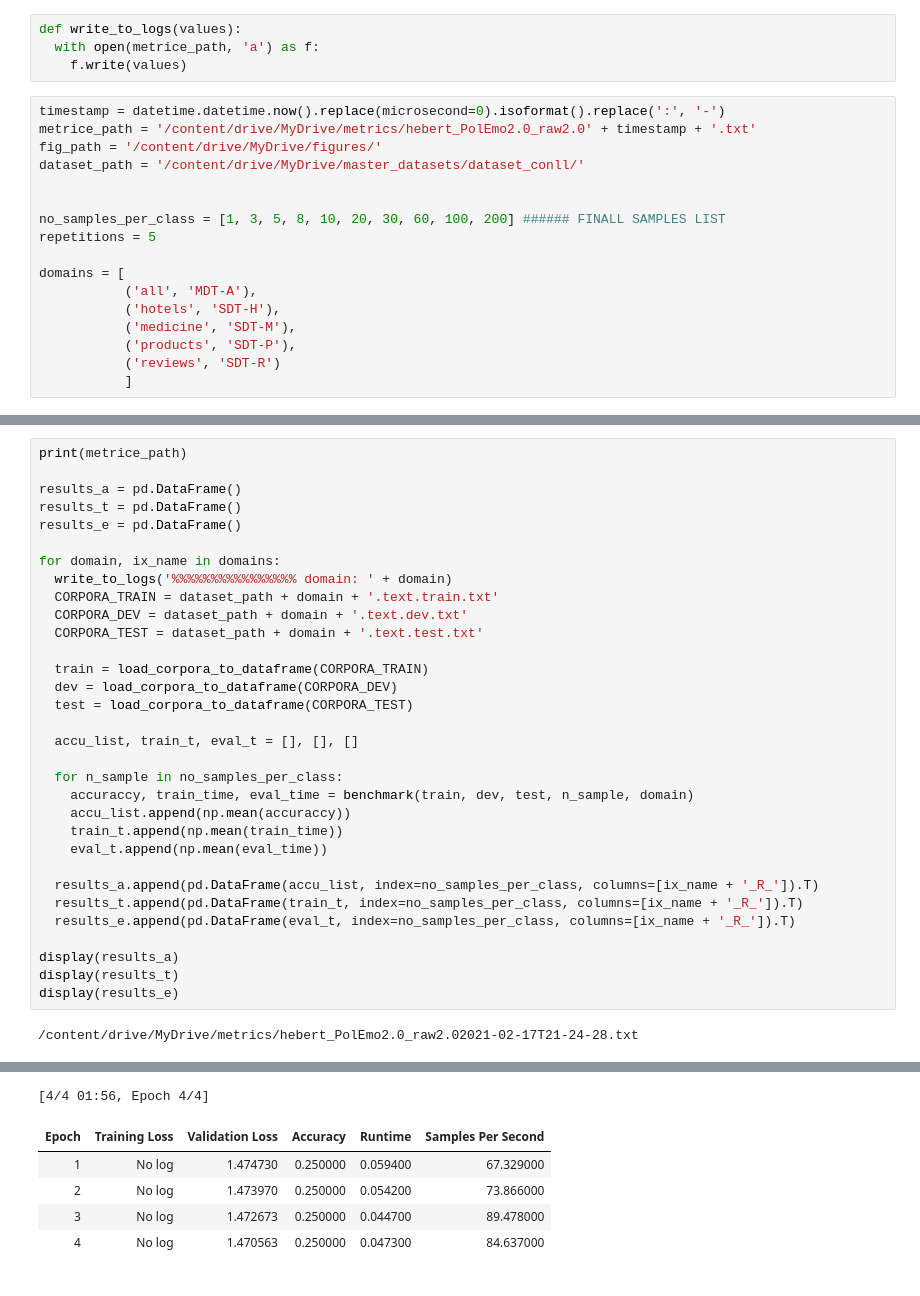
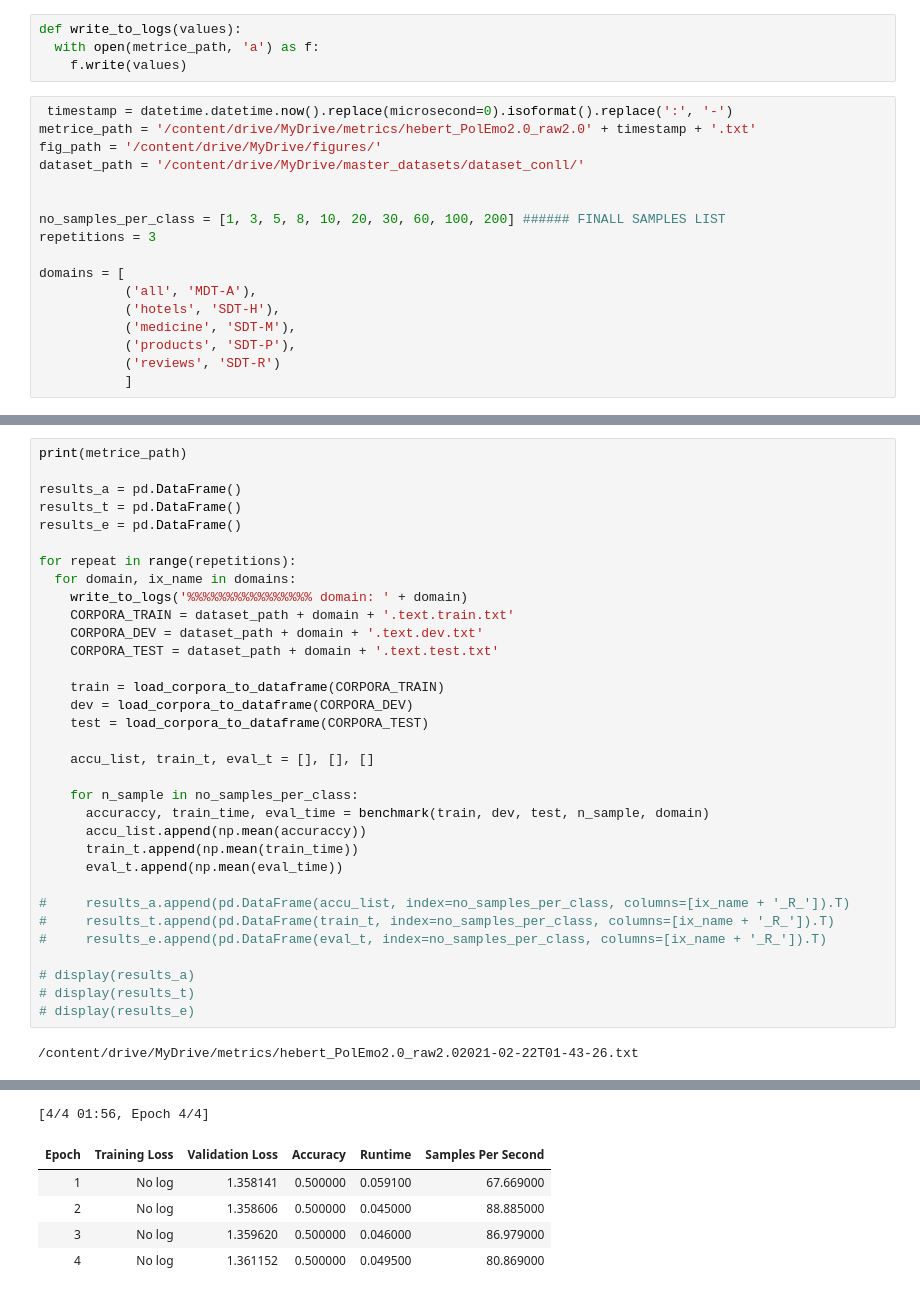
Before and after one commit to bogus1aw/text-classification-benchmark, a Jupyter notebook: M_herBERT_PolEmo2_0_raw.ipynb, the cells around one changed output, grey strips where cells are left out. Cells and saved outputs as stored; diff of their text form.

```diff
--- a/M_herBERT_PolEmo2_0_raw.ipynb
+++ b/M_herBERT_PolEmo2_0_raw.ipynb
@@ -142,14 +142,14 @@ def write_to_logs(values):
   with open(metrice_path, 'a') as f:
     f.write(values)
 # %%
-timestamp = datetime.datetime.now().replace(microsecond=0).isoformat().replace(':', '-')
+ timestamp = datetime.datetime.now().replace(microsecond=0).isoformat().replace(':', '-')
 metrice_path = '/content/drive/MyDrive/metrics/hebert_PolEmo2.0_raw2.0' + timestamp + '.txt'
 fig_path = '/content/drive/MyDrive/figures/'
 dataset_path = '/content/drive/MyDrive/master_datasets/dataset_conll/'
 
 
 no_samples_per_class = [1, 3, 5, 8, 10, 20, 30, 60, 100, 200] ###### FINALL SAMPLES LIST
-repetitions = 5
+repetitions = 3
 
 domains = [
            ('all', 'MDT-A'),
@@ -193,33 +193,34 @@ results_a = pd.DataFrame()
 results_t = pd.DataFrame()
 results_e = pd.DataFrame()
 
-for domain, ix_name in domains:
-  write_to_logs('%%%%%%%%%%%%%%%% domain: ' + domain)
-  CORPORA_TRAIN = dataset_path + domain + '.text.train.txt'
-  CORPORA_DEV = dataset_path + domain + '.text.dev.txt'
-  CORPORA_TEST = dataset_path + domain + '.text.test.txt'
+for repeat in range(repetitions):
+  for domain, ix_name in domains:
+    write_to_logs('%%%%%%%%%%%%%%%% domain: ' + domain)
+    CORPORA_TRAIN = dataset_path + domain + '.text.train.txt'
+    CORPORA_DEV = dataset_path + domain + '.text.dev.txt'
+    CORPORA_TEST = dataset_path + domain + '.text.test.txt'
 
-  train = load_corpora_to_dataframe(CORPORA_TRAIN)
-  dev = load_corpora_to_dataframe(CORPORA_DEV)
-  test = load_corpora_to_dataframe(CORPORA_TEST)
+    train = load_corpora_to_dataframe(CORPORA_TRAIN)
+    dev = load_corpora_to_dataframe(CORPORA_DEV)
+    test = load_corpora_to_dataframe(CORPORA_TEST)
 
-  accu_list, train_t, eval_t = [], [], []
+    accu_list, train_t, eval_t = [], [], []
 
-  for n_sample in no_samples_per_class:
-    accuraccy, train_time, eval_time = benchmark(train, dev, test, n_sample, domain)
-    accu_list.append(np.mean(accuraccy))
-    train_t.append(np.mean(train_time))
-    eval_t.append(np.mean(eval_time))
+    for n_sample in no_samples_per_class:
+      accuraccy, train_time, eval_time = benchmark(train, dev, test, n_sample, domain)
+      accu_list.append(np.mean(accuraccy))
+      train_t.append(np.mean(train_time))
+      eval_t.append(np.mean(eval_time))
 
-  results_a.append(pd.DataFrame(accu_list, index=no_samples_per_class, columns=[ix_name + '_R_']).T)
-  results_t.append(pd.DataFrame(train_t, index=no_samples_per_class, columns=[ix_name + '_R_']).T)
-  results_e.append(pd.DataFrame(eval_t, index=no_samples_per_class, columns=[ix_name + '_R_']).T)
+#     results_a.append(pd.DataFrame(accu_list, index=no_samples_per_class, columns=[ix_name + '_R_']).T)
+#     results_t.append(pd.DataFrame(train_t, index=no_samples_per_class, columns=[ix_name + '_R_']).T)
+#     results_e.append(pd.DataFrame(eval_t, index=no_samples_per_class, columns=[ix_name + '_R_']).T)
 
-display(results_a)
-display(results_t)
-display(results_e)
+# display(results_a)
+# display(results_t)
+# display(results_e)
 # %% [output]
-/content/drive/MyDrive/metrics/hebert_PolEmo2.0_raw2.02021-02-17T21-24-28.txt
+/content/drive/MyDrive/metrics/hebert_PolEmo2.0_raw2.02021-02-22T01-43-26.txt
 Some weights of the model checkpoint at allegro/herbert-klej-cased-v1 were not used when initializing RobertaForSequenceClassification: ['pooler.dense.weight', 'pooler.dense.bias']
 - This IS expected if you are initializing RobertaForSequenceClassification from the checkpoint of a model trained on another task or with another architecture (e.g. initializing a BertForSequenceClas ...
 - This IS NOT expected if you are initializing RobertaForSequenceClassification from the checkpoint of a model that you expect to be exactly identical (initializing a BertForSequenceClassification mod ...
@@ -227,8 +228,8 @@ Some weights of RobertaForSequenceClassification were not initialized from the m
 You should probably TRAIN this model on a down-stream task to be able to use it for predictions and inference.
 [4/4 01:56, Epoch 4/4]
 | Epoch | Training Loss | Validation Loss | Accuracy | Runtime | Samples Per Second |
-| 1 | No log | 1.474730 | 0.250000 | 0.059400 | 67.329000 |
-| 2 | No log | 1.473970 | 0.250000 | 0.054200 | 73.866000 |
-| 3 | No log | 1.472673 | 0.250000 | 0.044700 | 89.478000 |
-| 4 | No log | 1.470563 | 0.250000 | 0.047300 | 84.637000 |
+| 1 | No log | 1.358141 | 0.500000 | 0.059100 | 67.669000 |
+| 2 | No log | 1.358606 | 0.500000 | 0.045000 | 88.885000 |
+| 3 | No log | 1.359620 | 0.500000 | 0.046000 | 86.979000 |
+| 4 | No log | 1.361152 | 0.500000 | 0.049500 | 80.869000 |
 [interactive output not drawn]
```
Also changed, not shown: parts of 3 cells of this notebook.
